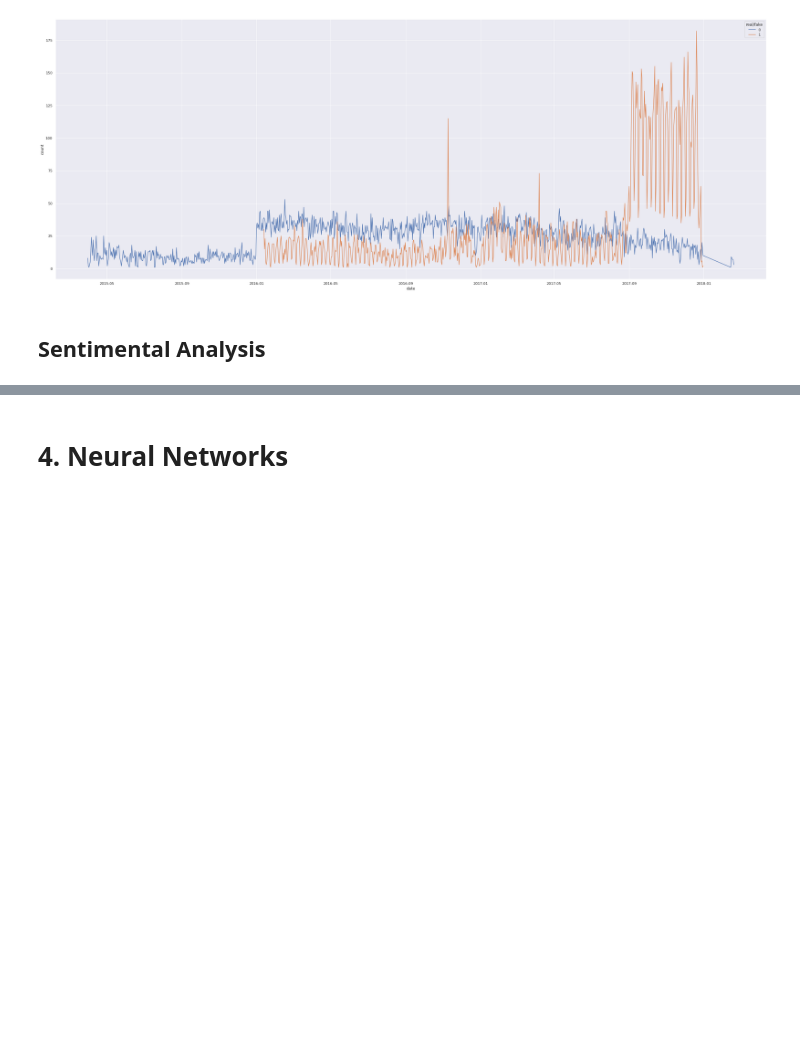
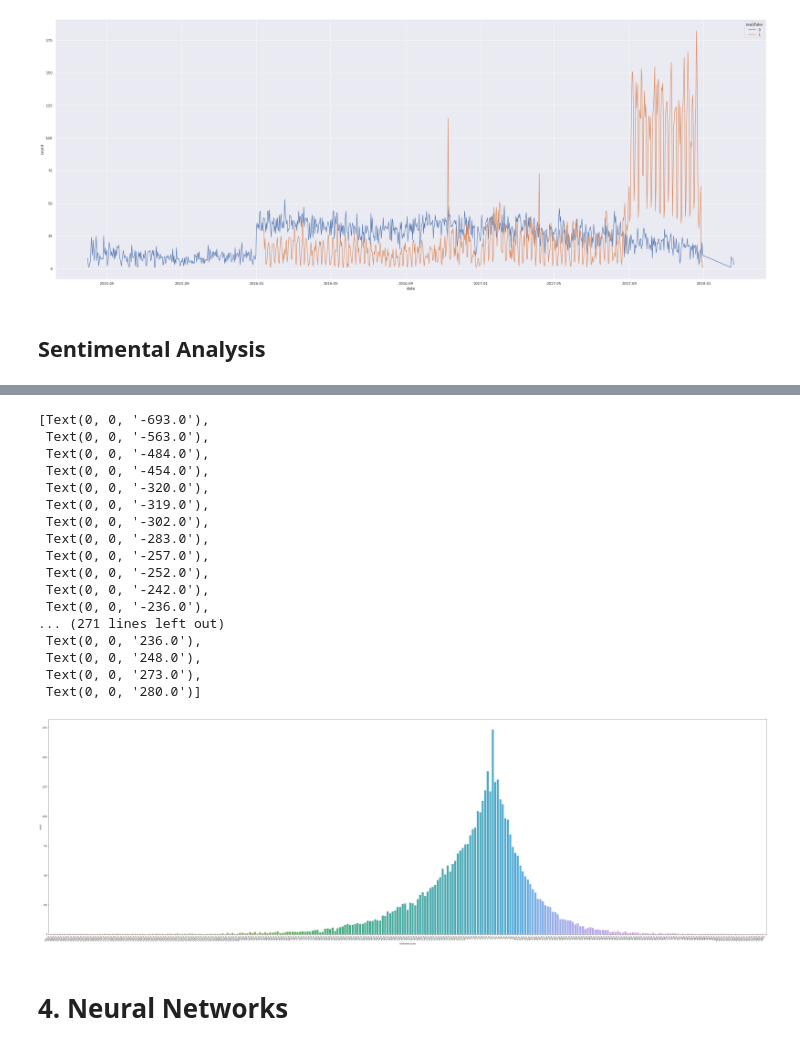
Before and after one commit to zhouchun0105/Fake-News-Detection-Project-BA865, a Jupyter notebook: FINAL_NOTEBOOK_BA865_Fake_News_Classification_Project.ipynb, the cells around one changed output, grey strips where cells are left out. Saved outputs shown, nothing was run; the diff lists cells and outputs as text; code cells hidden in the pictures; blank space fills up the shorter version.

```diff
--- a/FINAL_NOTEBOOK_BA865_Fake_News_Classification_Project.ipynb
+++ b/FINAL_NOTEBOOK_BA865_Fake_News_Classification_Project.ipynb
@@ -608,0 +621,2 @@ news_dataset_sent.content.str.lower()
+# %%
+clean_news_sent = clean_news.copy()
@@ -609,10 +639,30 @@ news_dataset_sent.content.str.lower()
 # %%
-news_dataset_sent['sentiment score'] = news_dataset.content.apply(sent_score)
+# create a new column for sentiment scores
+clean_news_sent['sentiment score'] = clean_news_sent.content.apply(sent_score)
 # %%
-#distribution of sentiment
-plt.figure(figsize=(60,18))
-ax = sns.countplot(x='sentiment score', data=news_dataset_sent)
+#distribution of sentiment scores count
+plt.figure(figsize=(65,20))
+ax = sns.countplot(x='sentiment score', data=clean_news_sent)
 ax.set_xticklabels(ax.get_xticklabels(), rotation=50, ha="right")
+# %% [output]
+[Text(0, 0, '-693.0'),
+ Text(0, 0, '-563.0'),
+ Text(0, 0, '-484.0'),
+ Text(0, 0, '-454.0'),
+ Text(0, 0, '-320.0'),
+ Text(0, 0, '-319.0'),
+ Text(0, 0, '-302.0'),
+ Text(0, 0, '-283.0'),
+ Text(0, 0, '-257.0'),
+ Text(0, 0, '-252.0'),
+ Text(0, 0, '-242.0'),
+ Text(0, 0, '-236.0'),
+... (271 lines left out)
+ Text(0, 0, '236.0'),
+ Text(0, 0, '248.0'),
+ Text(0, 0, '273.0'),
+ Text(0, 0, '280.0')]
+[figure, added]
 # %% [markdown]
 # **4. Neural Networks**
 # %% [markdown]
```
Also changed, not shown: parts of 10 cells of this notebook.
